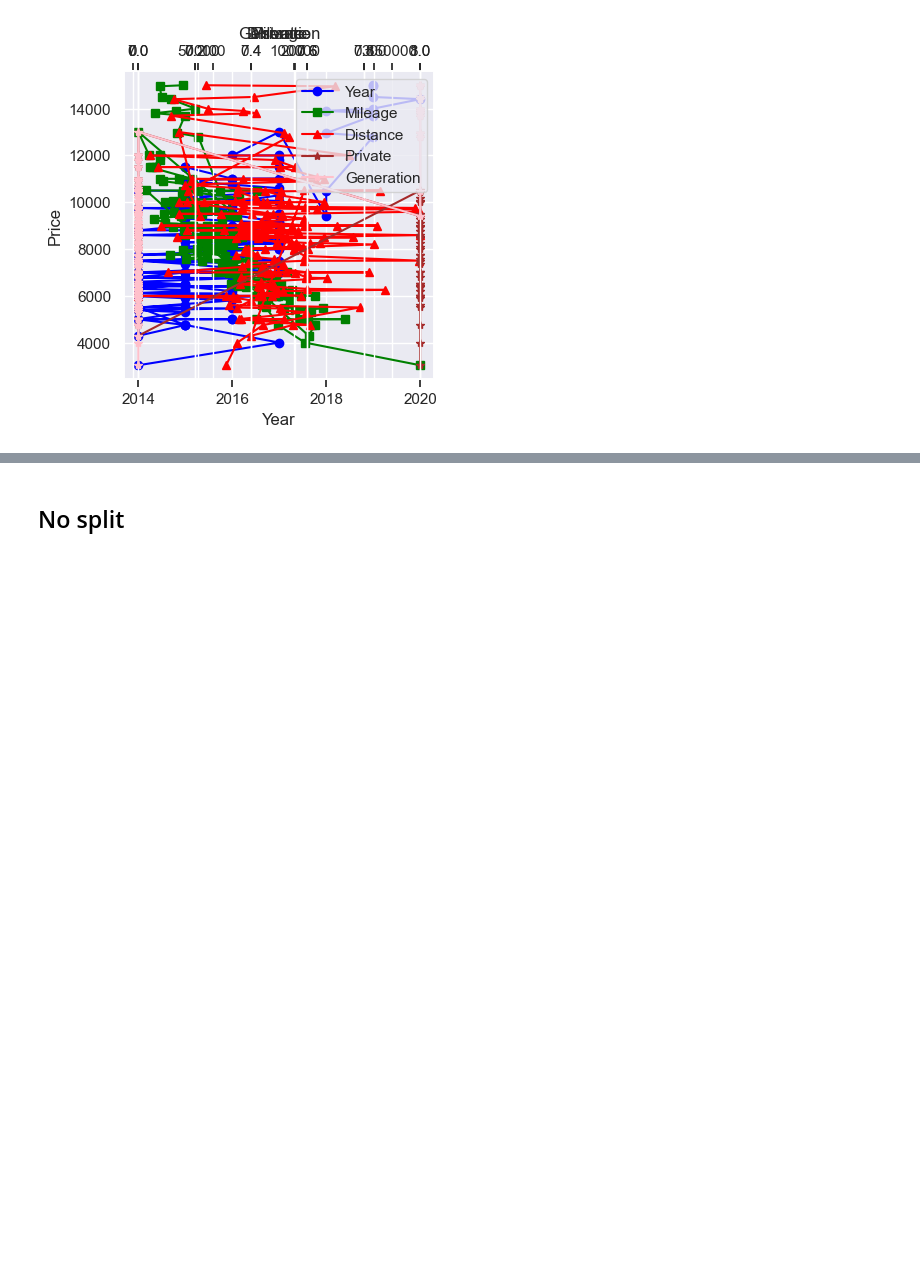
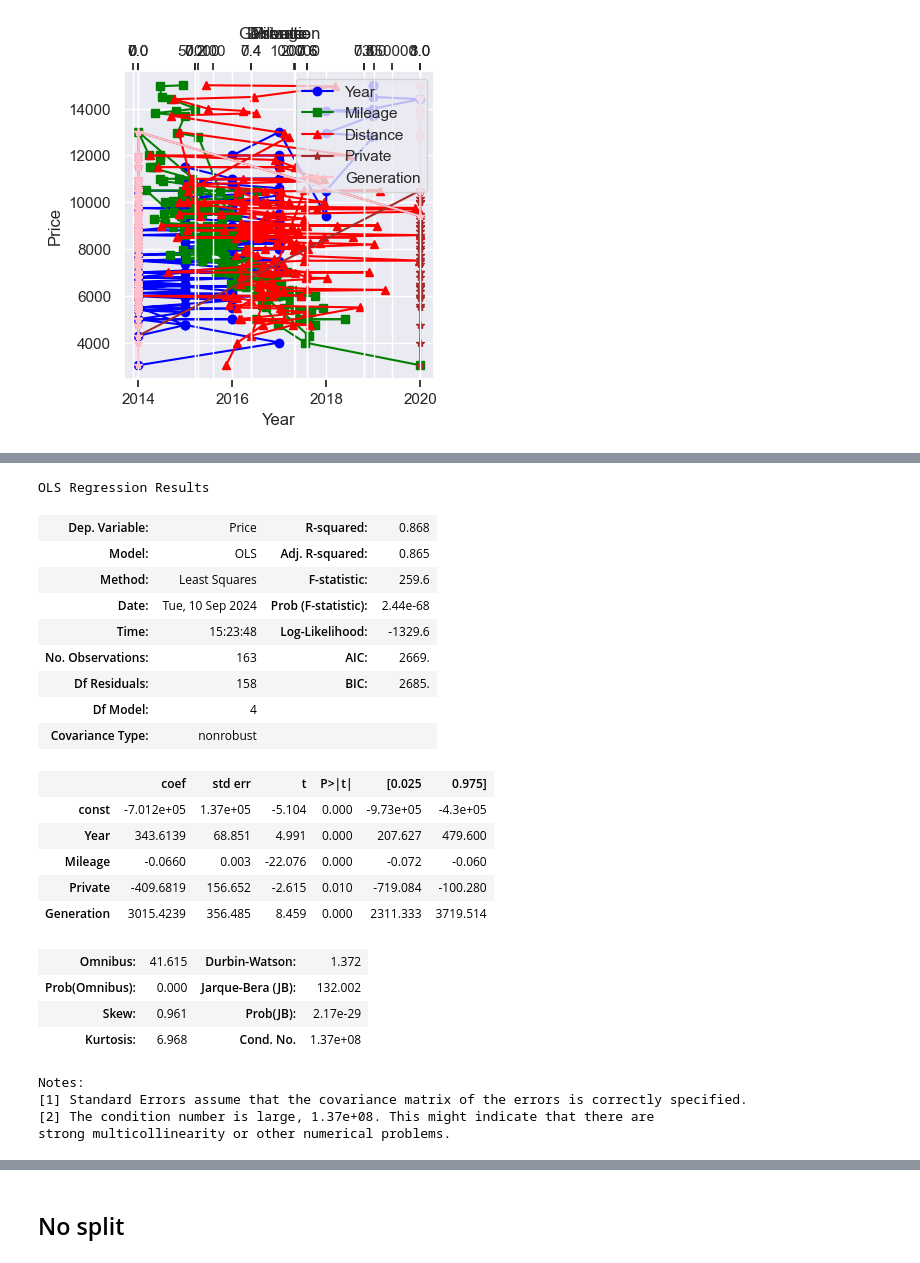
Before and after one commit to jamesdeluk/data-projects, a Jupyter notebook: st.ipynb, the cells around one changed output, grey strips where cells are left out. Drawn from its saved outputs; the diff is of its cells as text; code cells hidden in the pictures; blank space fills up the shorter version.

```diff
--- a/st.ipynb
+++ b/st.ipynb
@@ -90,0 +131,31 @@ plt.show()
+# %%
+y = data['Price']
+x1 = data[['Year','Mileage','Private','Generation']]
+x = sm.add_constant(x1)
+model_ols = sm.OLS(y,x).fit()
+model_ols.summary()
+# %% [output]
+OLS Regression Results
+| Dep. Variable: | Price | R-squared: | 0.868 |
+| Model: | OLS | Adj. R-squared: | 0.865 |
+| Method: | Least Squares | F-statistic: | 259.6 |
+| Date: | Tue, 10 Sep 2024 | Prob (F-statistic): | 2.44e-68 |
+| Time: | 15:23:48 | Log-Likelihood: | -1329.6 |
+| No. Observations: | 163 | AIC: | 2669. |
+| Df Residuals: | 158 | BIC: | 2685. |
+| Df Model: | 4 |  |  |
+| Covariance Type: | nonrobust |  |  |
+|  | coef | std err | t | P>|t| | [0.025 | 0.975] |
+| const | -7.012e+05 | 1.37e+05 | -5.104 | 0.000 | -9.73e+05 | -4.3e+05 |
+| Year | 343.6139 | 68.851 | 4.991 | 0.000 | 207.627 | 479.600 |
+| Mileage | -0.0660 | 0.003 | -22.076 | 0.000 | -0.072 | -0.060 |
+| Private | -409.6819 | 156.652 | -2.615 | 0.010 | -719.084 | -100.280 |
+| Generation | 3015.4239 | 356.485 | 8.459 | 0.000 | 2311.333 | 3719.514 |
+| Omnibus: | 41.615 | Durbin-Watson: | 1.372 |
+| Prob(Omnibus): | 0.000 | Jarque-Bera (JB): | 132.002 |
+| Skew: | 0.961 | Prob(JB): | 2.17e-29 |
+| Kurtosis: | 6.968 | Cond. No. | 1.37e+08 |
+Notes:
+[1] Standard Errors assume that the covariance matrix of the errors is correctly specified.
+[2] The condition number is large, 1.37e+08. This might indicate that there are
+strong multicollinearity or other numerical problems.
```
Also changed, not shown: parts of 6 cells of this notebook.
